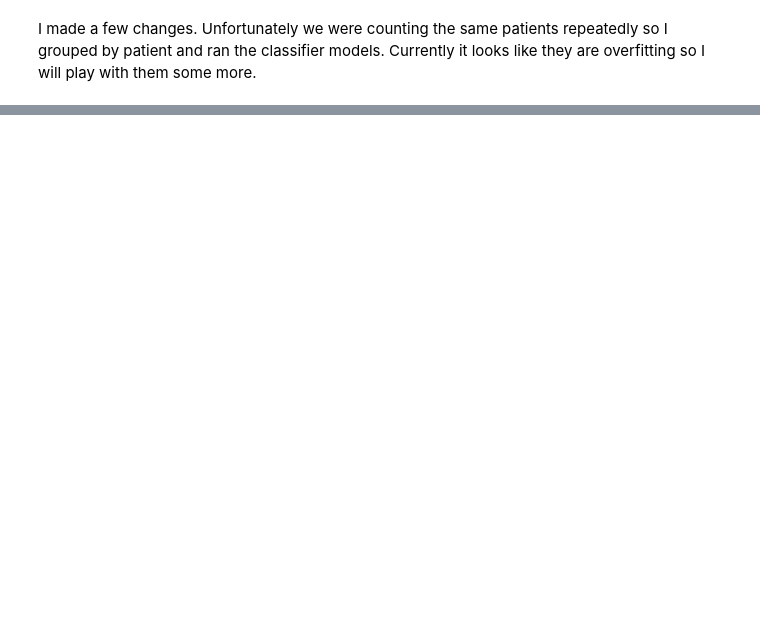
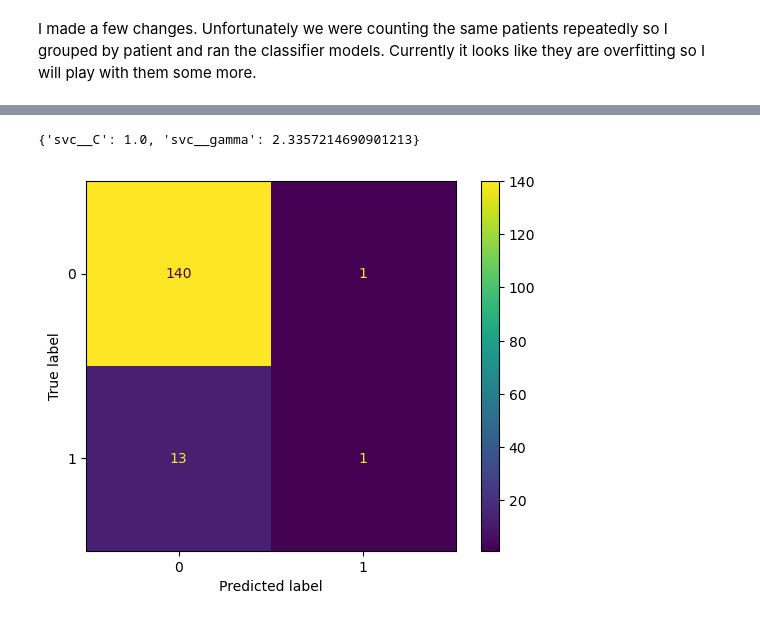
Before and after one commit to wanderer-yh/EHR---Team-6-Project, a Jupyter notebook: Eckstein_work_in_progress.ipynb, the cells around one changed output, grey strips where cells are left out. Cells and saved outputs as stored; diff of their text form; code cells hidden in the pictures; blank space fills up the shorter version.

```diff
--- a/Eckstein_work_in_progress.ipynb
+++ b/Eckstein_work_in_progress.ipynb
@@ -148,0 +162,19 @@ projectdf2
+# %%
+C_candidates = np.logspace(-2, 0, 20) #Grid of 20 points between 10^-2 and 10^0 (which is 1)
+gamma_candidates = np.logspace(-2, 1, 20) #Grid of 20 points between 10^-2 and 10^1 (which is 10)
+# %%
+svm_pipeline = make_pipeline(StandardScaler(), #Scaling features-- want to make sure our distance computations are dominated by predictors that have large variability
+                             SVC(random_state=42))
+# %%
+#Looking in a "box" 20 points on gamma axis (depth) and 20 points on x? axis (width); either way 400 candidates total
+grid_search_cv = GridSearchCV(svm_pipeline,
+                              dict(svc__C=C_candidates, svc__gamma=gamma_candidates), #C parameter is the marginal regularlization strength
+                              cv=cv).fit(X_train, Y_train) #two folds defined above
+
+grid_search_cv.best_params_
+# %% [output]
+{'svc__C': 1.0, 'svc__gamma': 2.3357214690901213}
+# %%
+_ = ConfusionMatrixDisplay.from_estimator(grid_search_cv.best_estimator_, X_test, Y_test)
+# %% [output]
+[figure, added]
```
Also changed, not shown: parts of 15 cells of this notebook.
